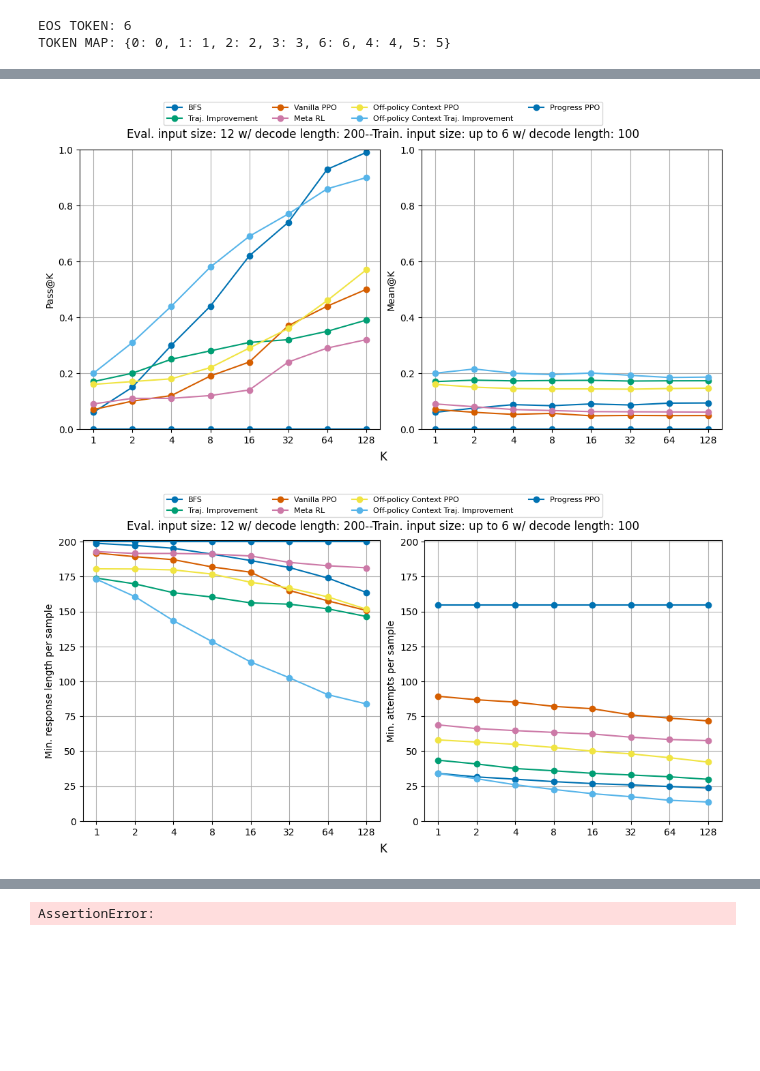
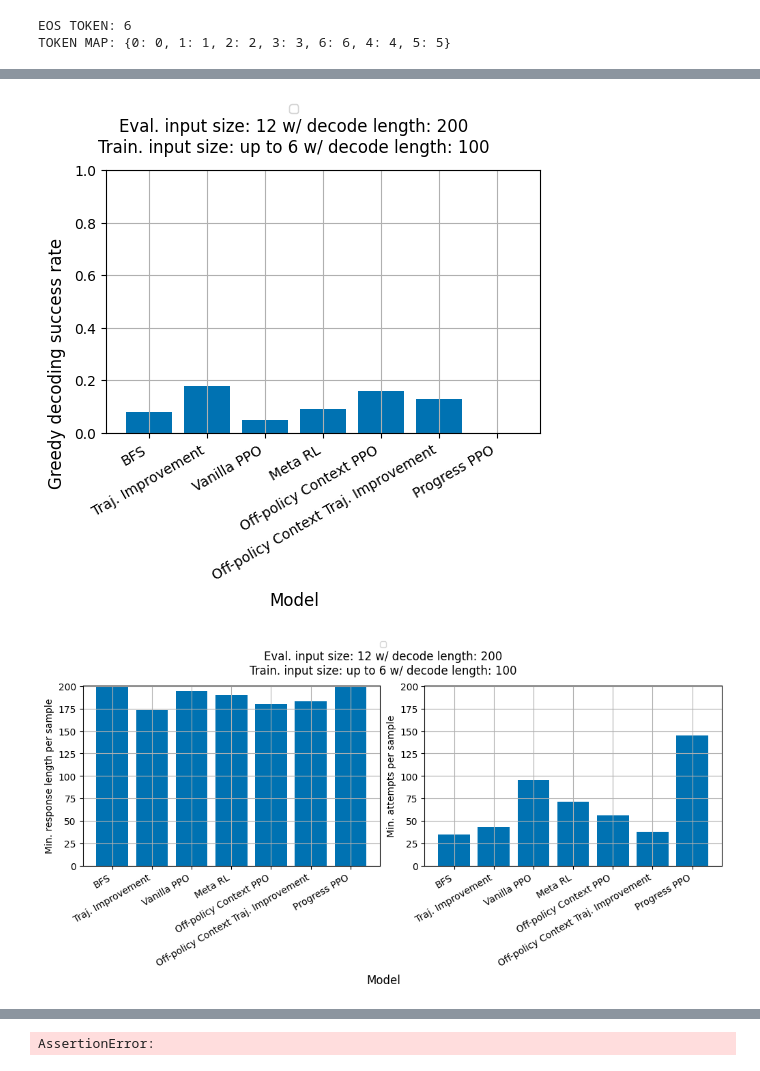
Before and after one commit to chanb/scaling_jax, a Jupyter notebook: src/evaluations/attempt_diversity.ipynb, the cells around one changed output, grey strips where cells are left out. Drawn from its saved outputs; the diff is of its cells as text; code cells hidden in the pictures; blank space fills up the shorter version.

Commit message:
Update plots

```diff
--- a/src/evaluations/attempt_diversity.ipynb
+++ b/src/evaluations/attempt_diversity.ipynb
@@ -63,8 +63,8 @@ run_names = {
 learner_path = os.path.join(base_path, algo_name, list(run_names.values())[0])
 
 eval_seed = 42
-# num_evals = 1
-num_evals = 128
+num_evals = 1
+# num_evals = 128
 max_bits = 12
 batch_size_per_block = 50
 batch_size = 500
@@ -343,7 +391,7 @@ if num_evals > 1:
     axes[1].set_ylim(0.0, 1.0)
     axes[1].grid(True)
 
-    fig.suptitle("Eval. input size: {} w/ decode length: {}--Train. input size: up to {} w/ decode length: {}".format(
+    fig.suptitle("Eval. input size: {} w/ decode length: {}\nTrain. input size: up to {} w/ decode length: {}".format(
         max_bits,
         max_response_length,
         train_num_bits,
@@ -367,35 +415,35 @@ else:
     for i, (exp_name, res_array) in enumerate(results.items()):
         success_array = res_array[0].reshape((batch_size, num_evals))
         success_rates.append(np.mean(success_array))
         exp_names.append(exp_name)
 
     x_range = np.arange(len(success_rates))
     ax.bar(
         x_range,
         success_rates,
     )
     ax.set_xticks(x_range, exp_names, rotation=30, ha="right")
     ax.set_ylim(0.0, 1.0)
     ax.grid(True)
 
-    fig.suptitle("Eval. input size: {} w/ decode length: {}--Train. input size: up to {} w/ decode length: {}".format(
+    fig.suptitle("Eval. input size: {} w/ decode length: {}\nTrain. input size: up to {} w/ decode length: {}".format(
         max_bits,
         max_response_length,
         train_num_bits,
         train_max_decode_len,
     ))
     fig.supxlabel("Model")
     fig.supylabel("Greedy decoding success rate")
     fig.legend(
         bbox_to_anchor=(0.0, 1.0, 1.0, 0.0),
         loc="lower center",
         ncols=4,
         borderaxespad=0.0,
         frameon=True,
         fontsize="8",
     )
 # %% [output]
-[figure, old version]
+[figure, new version]
 # %%
 if num_evals > 1:
     x_range = np.arange(math.ceil(np.log2(num_evals)) + 1)
@@ -440,7 +488,7 @@ if num_evals > 1:
 
     fig.supxlabel("K")
 
-    fig.suptitle("Eval. input size: {} w/ decode length: {}--Train. input size: up to {} w/ decode length: {}".format(
+    fig.suptitle("Eval. input size: {} w/ decode length: {}\nTrain. input size: up to {} w/ decode length: {}".format(
         max_bits,
         max_response_length,
         train_num_bits,
@@ -487,7 +535,7 @@ else:
     axes[1].set_ylim(0.0, max_response_length + 1)
     axes[1].grid(True)
 
-    fig.suptitle("Eval. input size: {} w/ decode length: {}--Train. input size: up to {} w/ decode length: {}".format(
+    fig.suptitle("Eval. input size: {} w/ decode length: {}\nTrain. input size: up to {} w/ decode length: {}".format(
         max_bits,
         max_response_length,
         train_num_bits,
@@ -503,7 +551,7 @@ else:
         fontsize="8",
     )
 # %% [output]
-[figure, old version]
+[figure, new version]
 # %%
 num_cols = 4
 num_rows = math.ceil(len(results) / num_cols)
```
Also changed, not shown: parts of 3 cells of this notebook.
